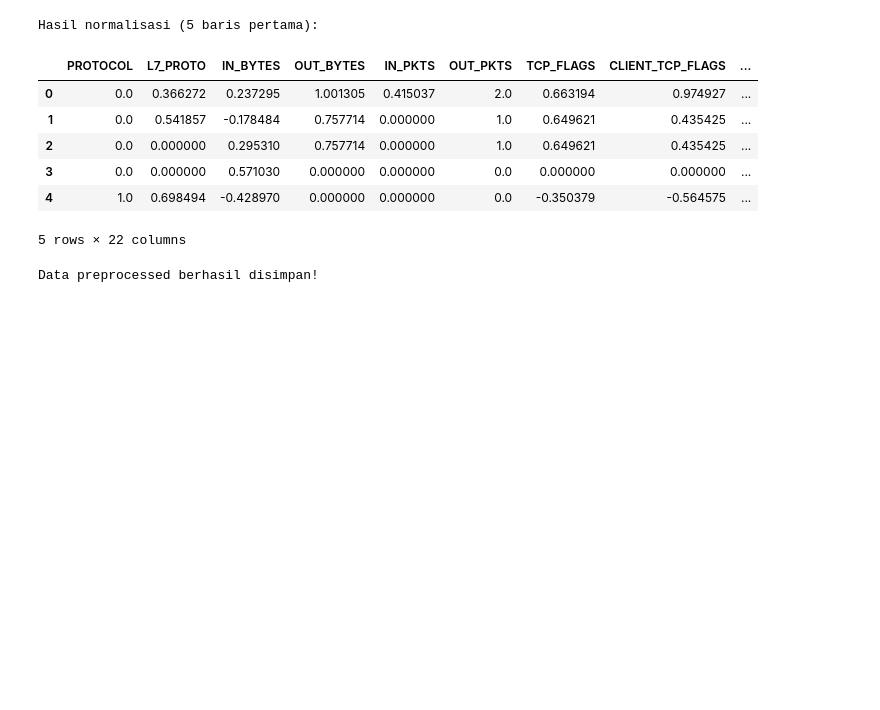
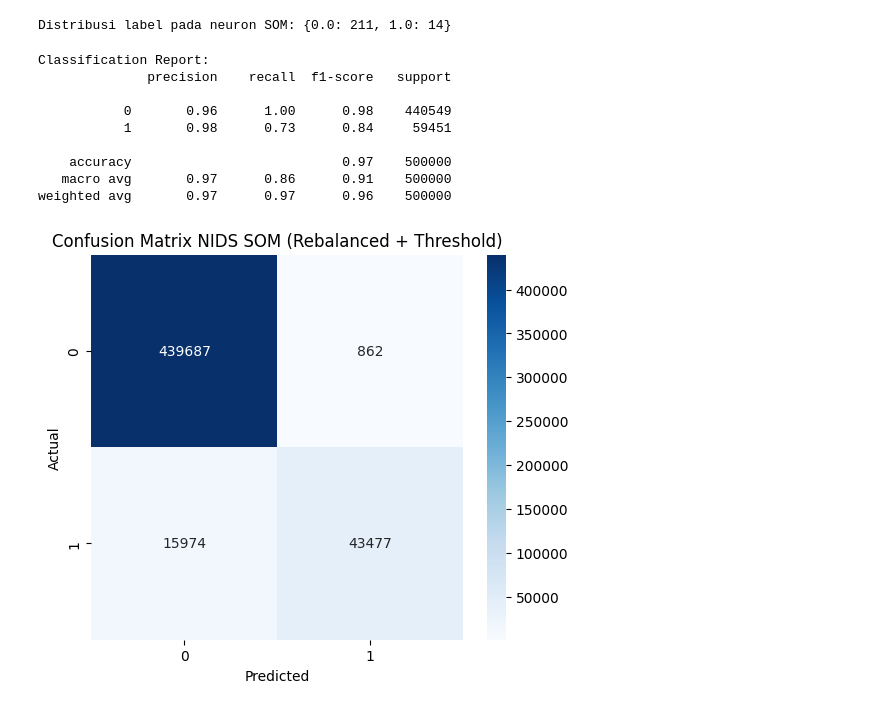
Before and after one commit to n0thing19/NIDS, a Jupyter notebook: notebooks/prototype.ipynb, the cells around one changed output. Drawn from its saved outputs; the diff is of its cells as text; code cells hidden in the pictures; blank space fills up the shorter version.

```diff
--- a/notebooks/prototype.ipynb
+++ b/notebooks/prototype.ipynb
@@ -93,23 +144,62 @@ X_scaled = scaler.fit_transform(X_log)
 # %%
-X_scaled_df = pd.DataFrame(X_scaled, columns=X.columns)
-print("\nHasil normalisasi (5 baris pertama):")
-display(X_scaled_df.head())
+from sklearn.metrics import classification_report, confusion_matrix
+
+label_map = som.labels_map(X_train_sub, y_train_sub)
+winner_labels = np.zeros((15, 15)) # Set default semua neuron ke 0 (Normal)
+
+# Menerapkan threshold kepercayaan untuk mengurangi False Positive
+CONFIDENCE_THRESHOLD = 0.75
+
+for position, labels in label_map.items():
+    total_samples = sum(labels.values())
+    most_common = labels.most_common(1)[0]
+
+    # Jika dominan kelas Attack (1), cek apakah rasionya melebihi threshold
+    if most_common[0] == 1:
+        confidence = most_common[1] / total_samples
+        if confidence >= CONFIDENCE_THRESHOLD:
+            winner_labels[position] = 1
+        else:
+            # Jika ambigu (misal 55% attack, 45% normal), paksa jadi normal
+            # untuk menghindari false positive pada jaringan nyata
+            winner_labels[position] = 0
+    else:
+        winner_labels[position] = 0
+
+unique, counts = np.unique(winner_labels, return_counts=True)
+print("\nDistribusi label pada neuron SOM:", dict(zip(unique, counts)))
 # %% [output]
-Hasil normalisasi (5 baris pertama):
+Distribusi label pada neuron SOM: {0.0: 211, 1.0: 14}
-|  | PROTOCOL | L7_PROTO | IN_BYTES | OUT_BYTES | IN_PKTS | OUT_PKTS | TCP_FLAGS | CLIENT_TCP_FLAGS | ... |
-| 0 | 0.0 | 0.366272 | 0.237295 | 1.001305 | 0.415037 | 2.0 | 0.663194 | 0.974927 | ... |
-| 1 | 0.0 | 0.541857 | -0.178484 | 0.757714 | 0.000000 | 1.0 | 0.649621 | 0.435425 | ... |
-| 2 | 0.0 | 0.000000 | 0.295310 | 0.757714 | 0.000000 | 1.0 | 0.649621 | 0.435425 | ... |
-| 3 | 0.0 | 0.000000 | 0.571030 | 0.000000 | 0.000000 | 0.0 | 0.000000 | 0.000000 | ... |
-| 4 | 1.0 | 0.698494 | -0.428970 | 0.000000 | 0.000000 | 0.0 | -0.350379 | -0.564575 | ... |
-5 rows × 22 columns
 # %%
-import numpy as np
+test_size = min(500000, len(X_test))
+X_test_sub = X_test[:test_size]
+y_test_sub = y_test[:test_size]
 
-np.save('../data/X_train_scaled_10.npy', X_scaled)
-np.save('../data/y_label_10.npy', y.values)
+y_pred = []
+for x in X_test_sub:
+    winner = som.winner(x)
+    y_pred.append(winner_labels[winner])
 
-print("Data preprocessed berhasil disimpan!")
+print("\nClassification Report:")
+print(classification_report(y_test_sub, y_pred))
+
+# Confusion Matrix
+cm = confusion_matrix(y_test_sub, y_pred)
+plt.figure(figsize=(6,5))
+sns.heatmap(cm, annot=True, fmt='d', cmap='Blues')
+plt.title('Confusion Matrix NIDS SOM (Rebalanced + Threshold)')
+plt.xlabel('Predicted')
+plt.ylabel('Actual')
+plt.show()
 # %% [output]
-Data preprocessed berhasil disimpan!
+Classification Report:
+              precision    recall  f1-score   support
+
+           0       0.96      1.00      0.98    440549
+           1       0.98      0.73      0.84     59451
+
+    accuracy                           0.97    500000
+   macro avg       0.97      0.86      0.91    500000
+weighted avg       0.97      0.97      0.96    500000
+[figure, added]
 # %%
```
Also changed, not shown: parts of 18 cells of this notebook, 4 other files.
